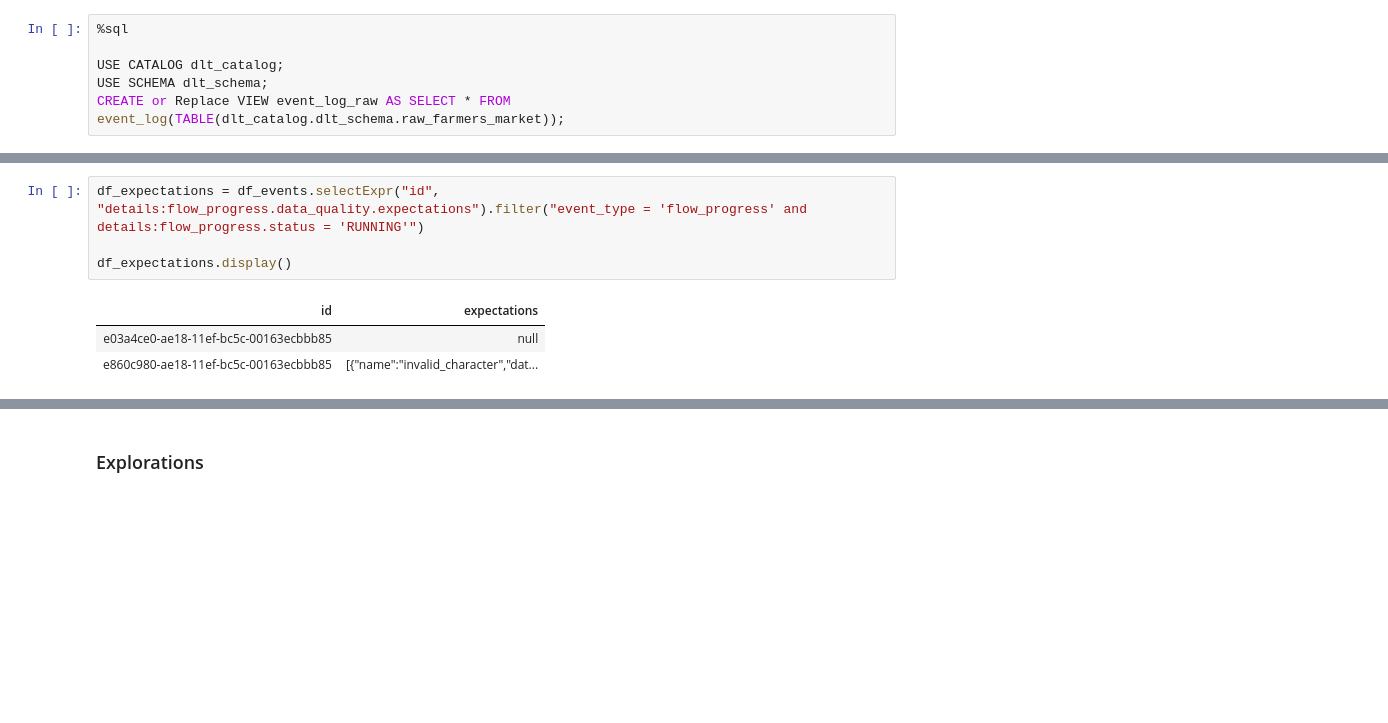
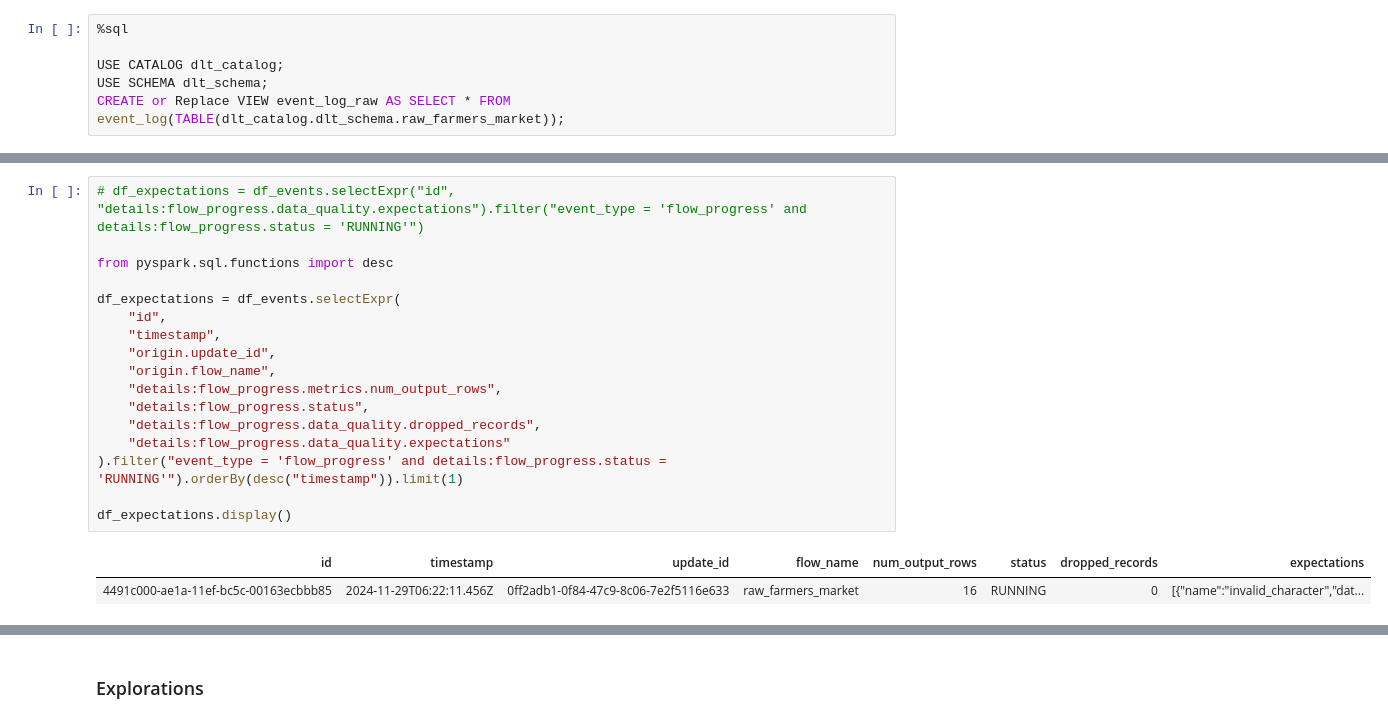
Before and after one commit to jbernec/dlt-helpers, a Jupyter notebook: integration-testing/query_expectations_events.ipynb, the cells around one changed output, grey strips where cells are left out. Cells and saved outputs as stored; diff of their text form; blank space fills up the shorter version.

```diff
--- a/integration-testing/query_expectations_events.ipynb
+++ b/integration-testing/query_expectations_events.ipynb
@@ -59,11 +71,23 @@ df_events.selectExpr(
-# %%
-df_expectations = df_events.selectExpr("id", "details:flow_progress.data_quality.expectations").filter("event_type = 'flow_progress' and details:flow_progress.status = 'RUNNING'")
-
-df_expectations.display()
-# %% [output]
-| id | expectations |
-| e03a4ce0-ae18-11ef-bc5c-00163ecbbb85 | null |
-| e860c980-ae18-11ef-bc5c-00163ecbbb85 | [{"name":"invalid_character","dat... |
+# %%
+# df_expectations = df_events.selectExpr("id", "details:flow_progress.data_quality.expectations").filter("event_type = 'flow_progress' and details:flow_progress.status = 'RUNNING'")
+
+from pyspark.sql.functions import desc
+
+df_expectations = df_events.selectExpr(
+    "id",
+    "timestamp",
+    "origin.update_id",
+    "origin.flow_name",
+    "details:flow_progress.metrics.num_output_rows",
+    "details:flow_progress.status",
+    "details:flow_progress.data_quality.dropped_records",
+    "details:flow_progress.data_quality.expectations"
+).filter("event_type = 'flow_progress' and details:flow_progress.status = 'RUNNING'").orderBy(desc("timestamp")).limit(1)
+
+df_expectations.display()
+# %% [output]
+| id | timestamp | update_id | flow_name | num_output_rows | status | dropped_records | expectations |
+| 4491c000-ae1a-11ef-bc5c-00163ecbbb85 | 2024-11-29T06:22:11.456Z | 0ff2adb1-0f84-47c9-8c06-7e2f5116e633 | raw_farmers_market | 16 | RUNNING | 0 | [{"name":"invalid_character","dat... |
 # %%
 from pyspark.sql.types import (
     ArrayType,
```
Also changed, not shown: parts of 7 cells of this notebook, 1 other file.
